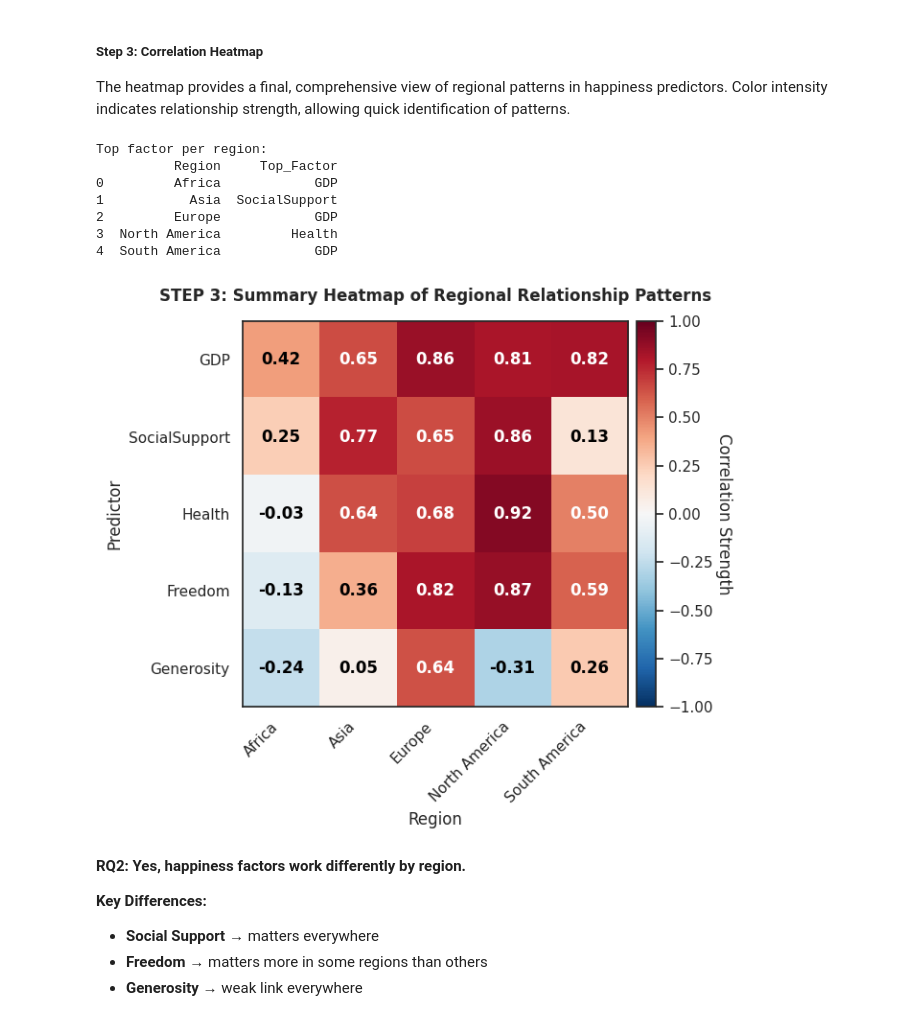
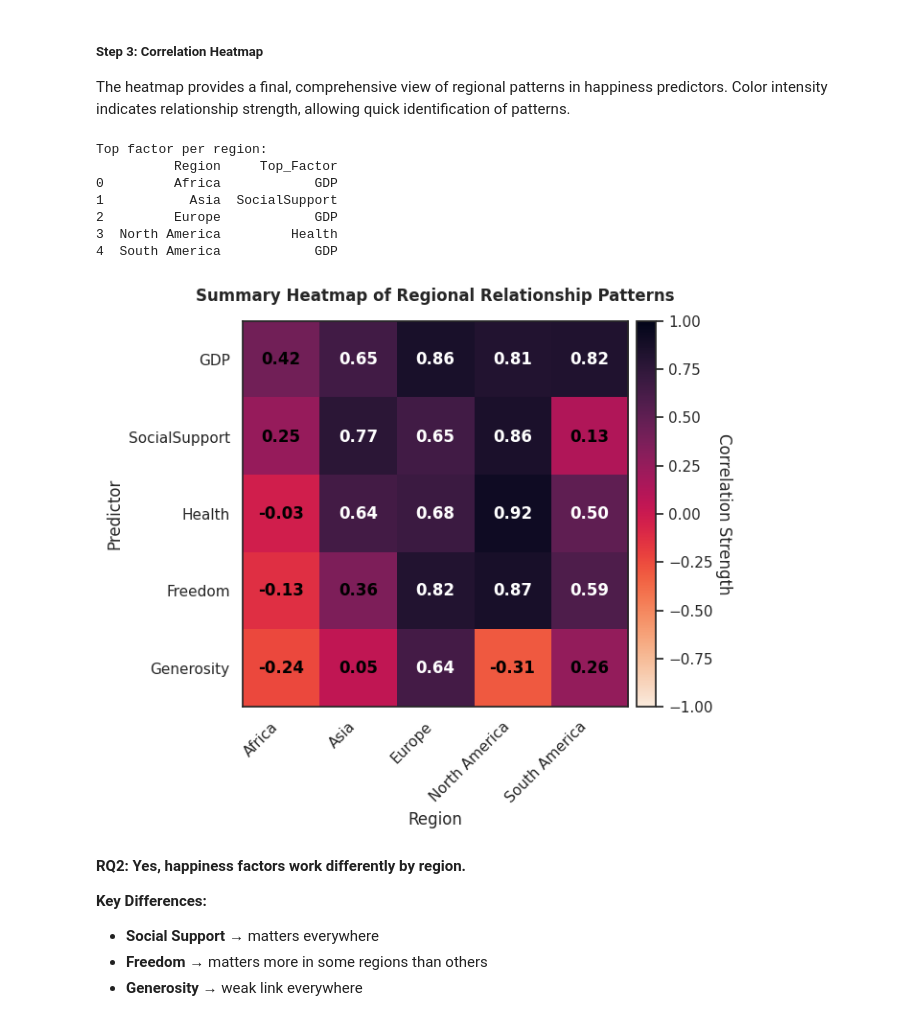
Before and after one commit to baxasd/DVCW, a Jupyter notebook: Z22590018.ipynb, the cells around one changed output. Cells and saved outputs as stored; diff of their text form; code cells hidden in the pictures.

Commit message:
Cleanup and bug fixes

```diff
--- a/Z22590018.ipynb
+++ b/Z22590018.ipynb
@@ -718,9 +734,7 @@ df_country_clean["Residual"] = (
 
 print(f"Baseline R² (no region): {r2_base:.3f}")
 
-df_focus = df_country_clean[
-    df_country_clean["Region"].isin(FOCUS_REGIONS)
-].copy()
+df_focus = df_country_clean[df_country_clean["Region"].isin(FOCUS_REGIONS)].copy()
 
 fig, (ax1, ax2) = plt.subplots(1, 2, figsize=(14, 5))
 
@@ -817,6 +831,4 @@ To formally test whether regional context adds explanatory value beyond standard
 # %%
-# STEP 2: DOES ADDING REGION IMPROVE THE MODEL?
-
 # Prepare response explicitly
 y_clean = df_country_clean["Happiness"]
 
@@ -886,7 +898,7 @@ ax1.annotate(
     xy=(1, 0),
     xytext=(0.8, 0.8),
     textcoords="axes fraction",
-    arrowprops=dict(arrowstyle="->", color="green"),
+    arrowprops=dict(arrowstyle="->", color="black"),
     fontsize=10,
     ha="center",
     bbox=dict(boxstyle="round,pad=0.3", facecolor="white", alpha=0.9)
@@ -898,14 +910,17 @@ r2_values = [r2_base, r2_with_region]
 
 bars = ax2.bar(models, r2_values, alpha=0.8)
 
+# Bar Chart Title
 ax2.set_title(
     "Explanatory Power Improvement\nfrom Adding Regional Context",
     fontsize=12,
     fontweight="bold",
     pad=12
 )
+
+# Label Limits
 ax2.set_ylabel("R² (Variance Explained)")
-ax2.set_ylim(0, 1)
+ax2.set_ylim(0, 3)
 ax2.grid(True, alpha=0.2, axis="y")
 
 for bar, r2_val in zip(bars, r2_values):
@@ -918,23 +933,28 @@ for bar, r2_val in zip(bars, r2_values):
         fontsize=11
     )
 
+# Annotation with arrow
 improvement = r2_with_region - r2_base
 ax2.annotate(
     f"+{improvement:.3f} improvement",
     xy=(1, r2_with_region),
-    xytext=(0.7, r2_with_region + 0.08),
-    arrowprops=dict(arrowstyle="->", color="green"),
+    xytext=(0.7, r2_with_region + 0.2),
+    arrowprops=dict(arrowstyle="->", color="black"),
     fontsize=10,
     ha="center"
 )
 
 plt.tight_layout()
+
+# Main title
 plt.suptitle(
-    "RQ1: Regional Context Improves Happiness Prediction",
+    "Regional Context Improves Happiness Prediction",
     fontsize=13,
     fontweight="bold",
     y=1.02
 )
+
+# Save
 save_fig("assets/rq1/rq1_step2_model_improvement.png")
 plt.show()
 # %% [output]
@@ -1110,16 +1130,13 @@ SocialSupport    0.25  0.77    0.65           0.86           0.13
 
 The heatmap provides a final, comprehensive view of regional patterns in happiness predictors. Color intensity indicates relationship strength, allowing quick identification of patterns.
 # %%
-# VISUAL 3: Summary Heatmap
+# Summary Heatmap
 fig, ax = plt.subplots(figsize=(9, 6))
 
 # Ensure correct predictor order
 corr_heatmap = corr_pivot.loc[PREDICTORS]
 
-# ---------------------------------------------------
 # Derive top factor per region from RQ2 correlations
-# ---------------------------------------------------
-
 top_df = (
     corr_pivot
     .abs()                               # importance = magnitude
@@ -1136,7 +1153,7 @@ print(top_df)
 masked = np.ma.masked_invalid(corr_heatmap.values)
 
 # Plot heatmap
-im = ax.imshow(masked, cmap="RdBu_r", vmin=-1, vmax=1)
+im = ax.imshow(masked, cmap="rocket_r", vmin=-1, vmax=1)
 
 # Add text annotations
 for i in range(len(corr_heatmap)):
@@ -1149,36 +1166,36 @@ for i in range(len(corr_heatmap)):
                 ha="center", va="center",
                 color=color, fontweight="bold"
             )
 
 # Labels
 ax.set_xticks(range(len(corr_heatmap.columns)))
 ax.set_xticklabels(corr_heatmap.columns, rotation=45, ha="right")
 ax.set_yticks(range(len(corr_heatmap.index)))
 ax.set_yticklabels(corr_heatmap.index)
 
 ax.set_title(
-    "STEP 3: Summary Heatmap of Regional Relationship Patterns",
+    "Summary Heatmap of Regional Relationship Patterns",
     fontsize=12, fontweight="bold", pad=15
 )
 ax.set_xlabel("Region")
 ax.set_ylabel("Predictor")
 
 # Colorbar
 cbar = plt.colorbar(im, ax=ax, pad=0.01)
 cbar.set_label("Correlation Strength", rotation=270, labelpad=15)
 
 plt.tight_layout()
-save_fig("assets/rq2_step3_summary_heatmap.png")
+save_fig("assets/rq2/rq2_step3_summary_heatmap.png")
 plt.show()
 # %% [output]
 Top factor per region:
           Region     Top_Factor
 0         Africa            GDP
 1           Asia  SocialSupport
 2         Europe            GDP
 3  North America         Health
 4  South America            GDP
-[figure, old version]
+[figure, new version]
 # %% [markdown]
 **RQ2: Yes, happiness factors work differently by region.**
 
```
Also changed, not shown: parts of 12 cells of this notebook, 15 other files.
